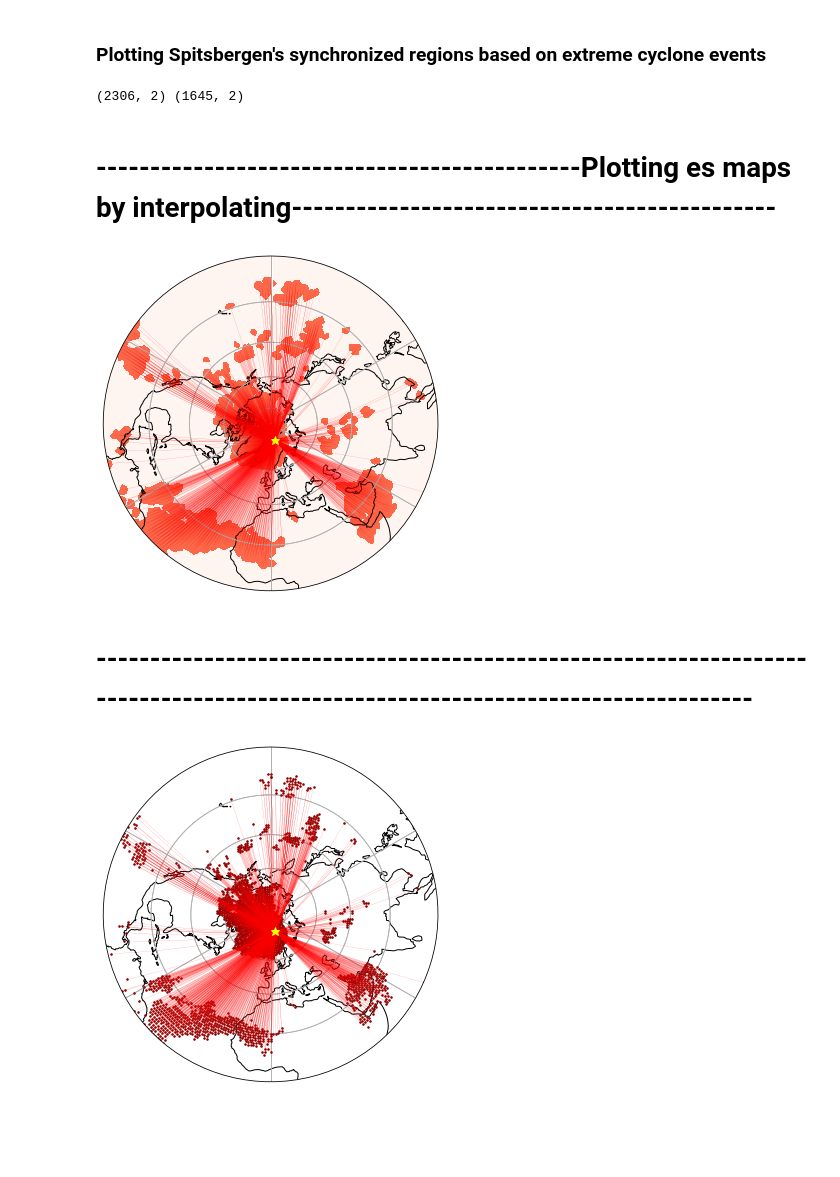
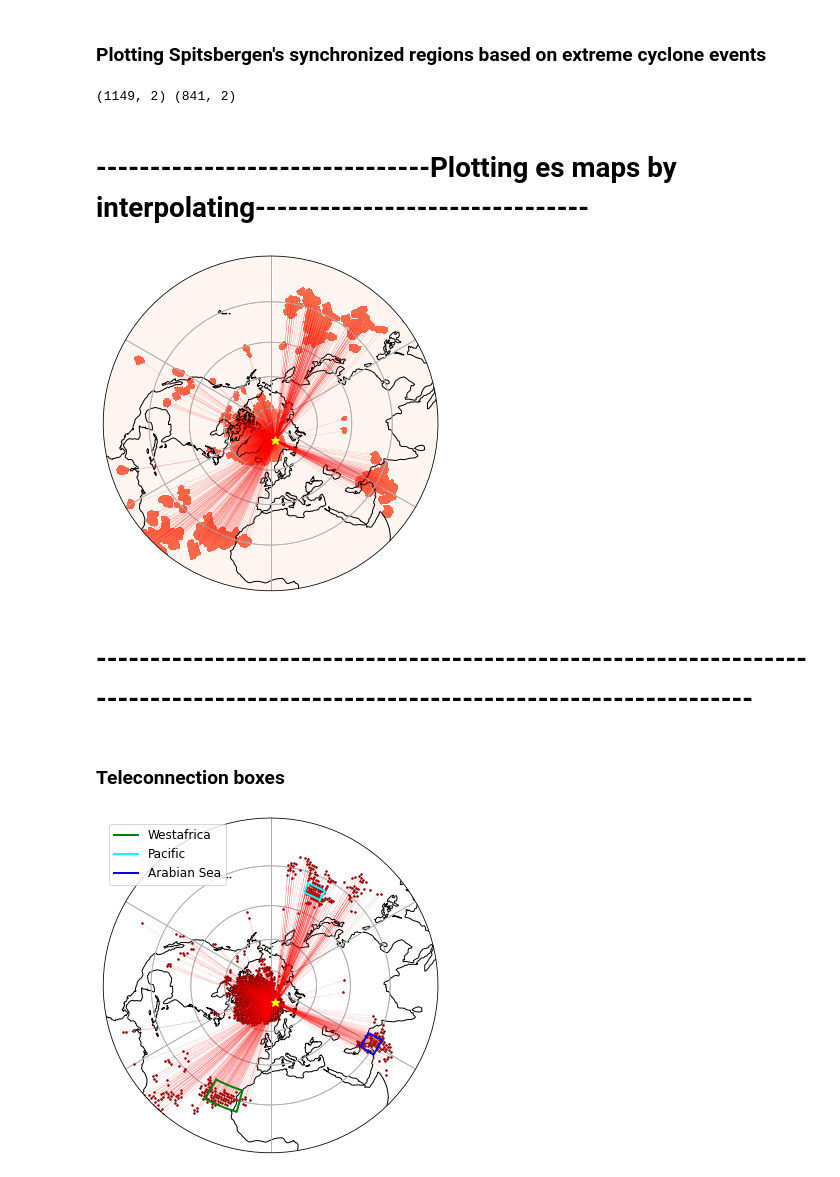
Before and after one commit to OzanSahin92/MtPlus, a Jupyter notebook: notebooks/Es_Maps.ipynb, the cells around one changed output. Drawn from its saved outputs; the diff is of its cells as text; code cells hidden in the pictures; blank space fills up the shorter version.

Commit message:
es maps updated with teleconnection boxes

```diff
--- a/notebooks/Es_Maps.ipynb
+++ b/notebooks/Es_Maps.ipynb
@@ -10,11 +10,9 @@ import scipy.sparse
 # %% [markdown]
 ### Configurations
 # %%
-taumax2_subseas = 1
-
+taumax2_subseas = 0
 taumax8_subseas = 0
-
-taumax16_subseas = 0
+taumax16_subseas = 1
 # %%
 perc95 = 1
 perc99 = 0
@@ -175,9 +173,9 @@ from_spitsbergen_connetction = lon_lat[sign_es[:,15874].astype(np.bool_)]
 # %%
 print(to_spitsbergen_connetction.shape, from_spitsbergen_connetction.shape)
 # %% [output]
-(2306, 2) (1645, 2)
+(1149, 2) (841, 2)
 # %% [markdown]
-# ---------------------------------------------Plotting es maps by interpolating---------------------------------------------
+# -------------------------------Plotting es maps by interpolating-------------------------------
 # %%
 file_lats_unreduced = file_path + 'lats.4dx4dy_ndjfm.txt'
 file_lons_unreduced = file_path + 'lons.4dx4dy_ndjfm.txt'
@@ -237,9 +235,32 @@ plt.plot(14.28571, 78.54792, color='yellow', marker='*', markersize=9, transform
 
 plt.show()
 # %% [output]
-[figure, old version]
+[figure, new version]
 # %% [markdown]
 # -------------------------------------------------------------------------------------------------------------------------------
+# %% [markdown]
+### Teleconnection boxes
+# %%
+spitsbergen_box_vertices_lons = np.append(9, np.append(24.75, np.append(24.75, np.append(9, 9)))) #for plotting a square around spitsbergen
+spitsbergen_box_vertices_lats = np.append(79.672035, np.append(79.672035, np.append(76.2997, np.append(76.2997, 79.672035))))
+
+northwestrussia_box_vertics_lons = np.append(30, np.append(60, np.append(60, np.append(30, 30)))) #for plotting a square around north america
+northwestrussia_box_vertics_lats = np.append(60, np.append(60, np.append(52, np.append(52, 60))))
+
+northamerica_box_vertics_lons = np.append(-105, np.append(-90, np.append(-90, np.append(-105, -105)))) #for plotting a square around west russia
+northamerica_box_vertics_lats = np.append(57, np.append(57, np.append(54, np.append(54, 57))))
+
+kazakhstan_box_vertics_lons = np.append(68, np.append(82, np.append(82, np.append(68, 68)))) #for plotting a square around caribbean
+kazakhstan_box_vertics_lats = np.append(46, np.append(46, np.append(44, np.append(44, 46))))
+
+westafrica_box_vertices_lons = np.append(-30, np.append(-15, np.append(-15, np.append(-30, -30)))) #for plotting a square around westafrica/mauritania
+westafrica_box_vertices_lats = np.append(25, np.append(25, np.append(15, np.append(15, 25))))
+
+pacific_box_vertices_lons = np.append(150, np.append(160, np.append(160, np.append(150, 150)))) #for plotting a square around pacific
+pacific_box_vertices_lats = np.append(30, np.append(30, np.append(25, np.append(25, 30))))
+
+arabiansea_box_vertices_lons = np.append(56, np.append(64, np.append(64, np.append(56, 56)))) #for plotting a square around arabian aea
+arabiansea_box_vertices_lats = np.append(25, np.append(25, np.append(18, np.append(18, 25))))
 # %%
 #show all significant connections to spitsbergen
 
@@ -259,34 +280,39 @@ center, radius = [0.5, 0.5], 0.5
 verts = np.vstack([np.sin(theta), np.cos(theta)]).T
 circle = mpath.Path(verts * radius + center)
 
 ax = plt.axes(projection=proj)
 ax.coastlines()
 ax.set_global()
 
 gl = ax.gridlines(draw_labels=False, xlocs=None, ylocs=None)  #to have smoother gridlines/latitude-lines
 gl.n_steps = 90
 
 #ax.set_title('Event synchronization of Ny-Alesund(t=0), marked by a yellow star, \n with the low slp-Extreme-Event field(-taumax<=t<0) (northern hemisphere)', fontsize=16)
 ax.gridlines()
 ax.set_extent([-180, 180, 90, 1], ccrs.PlateCarree())
 ax.set_boundary(circle, transform=ax.transAxes)
 
 #plot synchronized coords
 for coords in to_spitsbergen_connetction:
     plt.plot(coords[0], coords[1], color='darkred', marker='.', markersize=3, transform=ccrs.Geodetic())
 
 #plot lines between snychronized coords
 for coords in to_spitsbergen_connetction:
     plt.plot([14.28571, coords[0]], [78.54792, coords[1]], color='red', linewidth=0.1, transform=ccrs.Geodetic())
 
 #plot spitsbergen
 plt.plot(14.28571, 78.54792, color='yellow', marker='*', markersize=9, transform=ccrs.Geodetic())
 
+plt.plot(westafrica_box_vertices_lons, westafrica_box_vertices_lats, color='green', linewidth=2, transform=ccrs.Geodetic(), label='Westafrica')
+plt.plot(pacific_box_vertices_lons, pacific_box_vertices_lats, color='aqua', linewidth=2, transform=ccrs.Geodetic(), label='Pacific')
+plt.plot(arabiansea_box_vertices_lons, arabiansea_box_vertices_lats, color='blue', linewidth=2, transform=ccrs.Geodetic(), label='Arabian Sea')
+
+plt.legend(fontsize=12)
 plt.show()
 
 f.savefig(file_path+title1 + '.png', bbox_inches='tight', dpi=f.dpi)
 # %% [output]
-[figure, old version]
+[figure, new version]
 # %%
 #show all significant connections from spitsbergen
 
```
Also changed, not shown: parts of 4 cells of this notebook, 6 other files.
